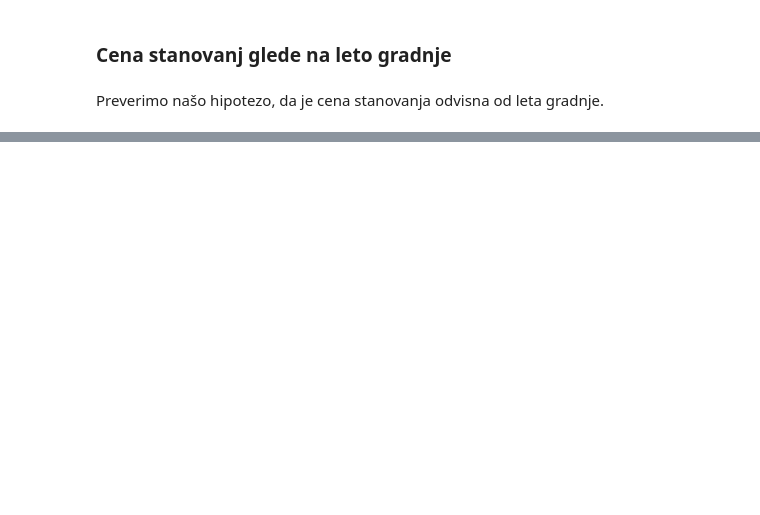
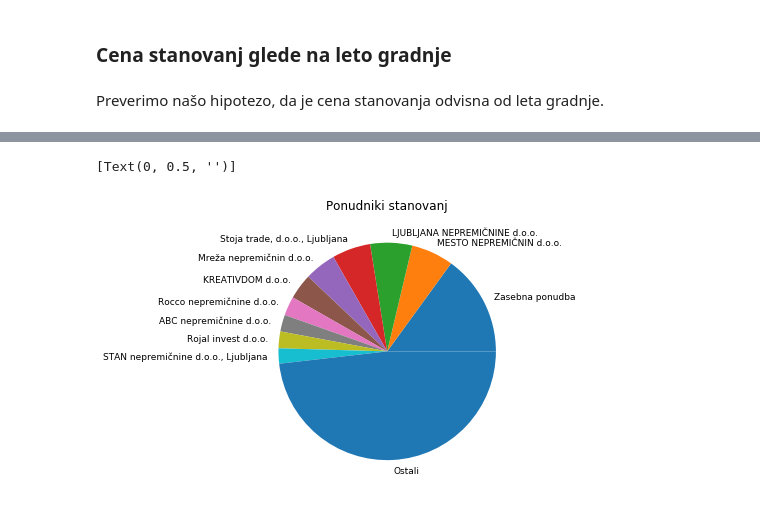
Before and after one commit to tinarazic/projekt-programiranje1, a Jupyter notebook: Analiza ponudbe stanovanj v Ljubljani.ipynb, the cells around one changed output, grey strips where cells are left out. Cells and saved outputs as stored; diff of their text form; code cells hidden in the pictures; blank space fills up the shorter version.

```diff
--- a/Analiza ponudbe stanovanj v Ljubljani.ipynb
+++ b/Analiza ponudbe stanovanj v Ljubljani.ipynb
@@ -152,0 +275,3 @@ stanovanja.plot.scatter('leto', 'cena')
+# %%
+agencije = stanovanja.groupby('agencija').size().sort_values(ascending=False)
+agencije
@@ -152,0 +296,7 @@ stanovanja.plot.scatter('leto', 'cena')
+# %%
+glavne_agencije = agencije.head(10)
+glavne_agencije.loc['Ostali']= sum(agencije[-210:])
+glavne_agencije.plot.pie(figsize=(9, 5), fontsize=9, title = 'Ponudniki stanovanj').set(ylabel = '')
+# %% [output]
+[Text(0, 0.5, '')]
+[figure, added]
```
Also changed, not shown: parts of 45 cells of this notebook, 4 other files.
